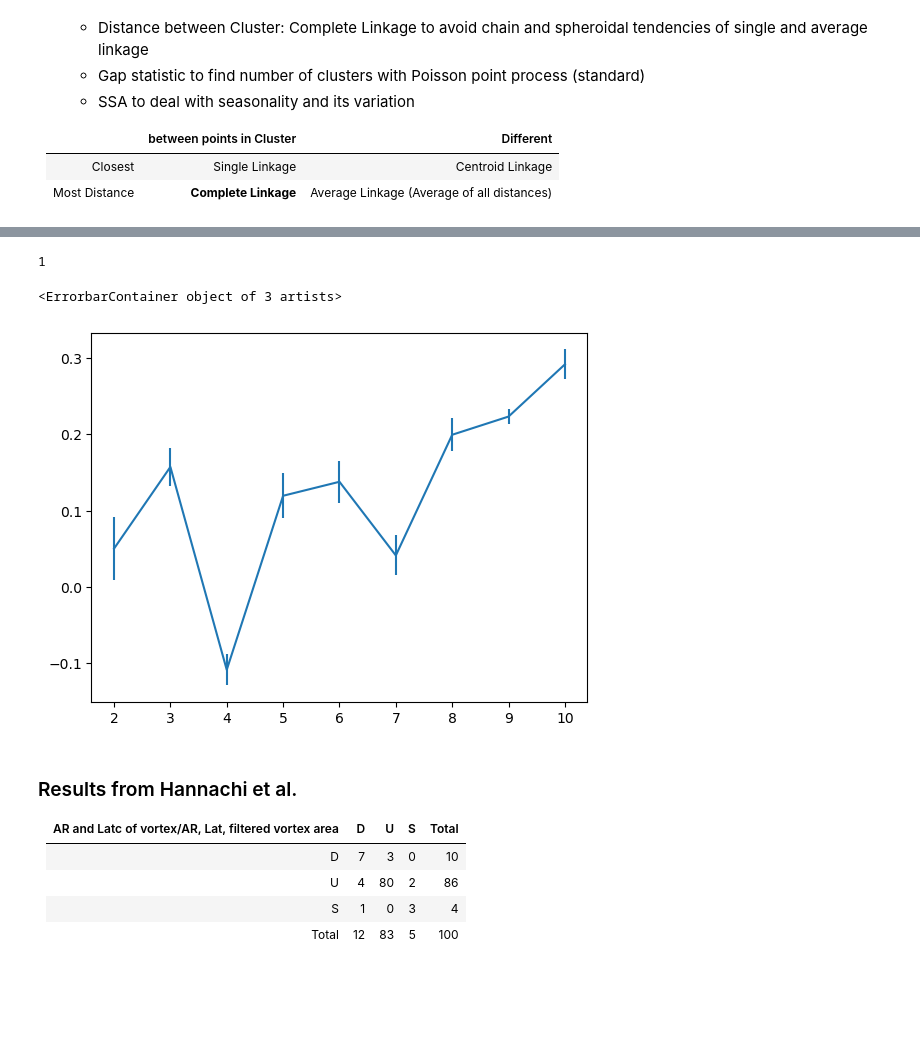
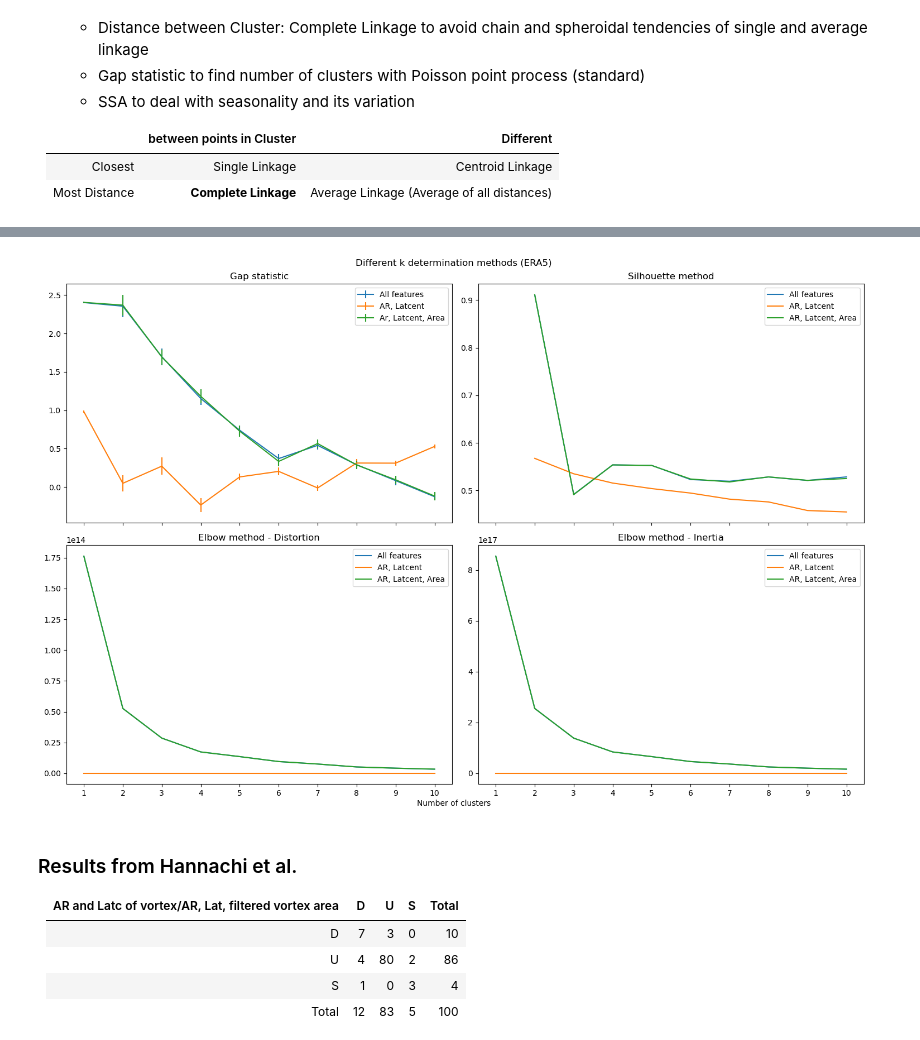
Before and after one commit to hGl0/arctic, a Jupyter notebook: UserStoryHannach.ipynb, the cells around one changed output, grey strips where cells are left out. Cells and saved outputs as stored; diff of their text form; code cells hidden in the pictures; blank space fills up the shorter version.

Commit message:
gap statistic, elbow method and silhouette method implemented, to do: docu, adjust parameters for different metrics and weights

```diff
--- a/UserStoryHannach.ipynb
+++ b/UserStoryHannach.ipynb
@@ -273,13 +108,49 @@ Log(Wk):  7.346554825206615
-# %%
-for k in range(len(gap_values)-1):
-    if gap_values[k, 0] >= gap_values[k+1, 0] - gap_values[k+1, 1]:
-        print(k+1)
-        break
-# %% [output]
-1
+# %%
+gap_values_ar_latcent = arctic.gap_statistic(era5_hannachi[['ar', 'latcent']], k_max=10, n_replicates=15)
+gap_values_all = arctic.gap_statistic(era5_hannachi, k_max=10, n_replicates=15)
+gap_values_ar_latcent_area = arctic.gap_statistic(era5_hannachi[['ar', 'latcent', 'area']], k_max=10, n_replicates=15)
+
+elbow_values_ar_latcent = arctic.elbow_method(era5_hannachi[['ar', 'latcent']], k_max=10)
+elbow_values_all = arctic.elbow_method(era5_hannachi, k_max=10)
+elbow_values_ar_latcent_area = arctic.elbow_method(era5_hannachi[['ar', 'latcent', 'area']], k_max=10)
+
+silhouette_values_ar_latcent = arctic.silhouette_method(era5_hannachi[['ar', 'latcent']], k_max=10)
+silhouette_values_all = arctic.silhouette_method(era5_hannachi, k_max=10)
+silhouette_values_ar_latcent_area = arctic.silhouette_method(era5_hannachi[['ar', 'latcent', 'area']], k_max=10)
 # %%
-plt.errorbar(np.arange(2,11), gap_values[1:, 0], yerr=gap_values[1:, 1])
+fig, ax = plt.subplots(2,2, figsize=(15, 10), sharex=True)
+ax[0][0].errorbar(np.arange(1,11), gap_values_all[:, 0], yerr=gap_values_all[:, 1], label='All features')
+ax[0][0].errorbar(np.arange(1,11), gap_values_ar_latcent[:, 0], yerr=gap_values_ar_latcent[:, 1], label='AR, Latcent')
+ax[0][0].errorbar(np.arange(1,11), gap_values_ar_latcent_area[:, 0], yerr=gap_values_ar_latcent_area[:, 1], label='Ar, Latcent, Area')
+ax[0][0].set_title('Gap statistic')
+ax[0][0].legend()
+
+ax[1][0].plot(np.arange(1,11), elbow_values_all[:][0], label='All features')
+ax[1][0].plot(np.arange(1,11), elbow_values_ar_latcent[:][0], label='AR, Latcent')
+ax[1][0].plot(np.arange(1,11), elbow_values_ar_latcent_area[:][0], label='AR, Latcent, Area')
+ax[1][0].set_title('Elbow method - Distortion')
+# ax[1][0].set_yscale('log')
+ax[1][0].legend()
+
+ax[1][1].plot(np.arange(1,11), elbow_values_all[:][1], label='All features')
+ax[1][1].plot(np.arange(1,11), elbow_values_ar_latcent[:][1], label='AR, Latcent')
+ax[1][1].plot(np.arange(1,11), elbow_values_ar_latcent_area[:][1], label='AR, Latcent, Area')
+ax[1][1].set_title('Elbow method - Inertia')
+# ax[1][1].set_yscale('log')
+ax[1][1].legend()
+
+ax[0][1].plot(np.arange(2,11), silhouette_values_all, label='All features')
+ax[0][1].plot(np.arange(2,11), silhouette_values_ar_latcent, label='AR, Latcent')
+ax[0][1].plot(np.arange(2,11), silhouette_values_ar_latcent_area, label='AR, Latcent, Area')
+ax[0][1].set_title('Silhouette method')
+ax[0][1].legend()
+
+plt.suptitle('Different k determination methods (ERA5)')
+plt.xticks(np.arange(1, 11))
+fig.text(0.5, 0, 'Number of clusters', ha='center')
+plt.tight_layout()
+plt.savefig('./output/Kopt_era5.png')
+plt.show()
 # %% [output]
-<ErrorbarContainer object of 3 artists>
-[figure, old version]
+[figure, new version]
 # %%
```
Also changed, not shown: parts of 8 cells of this notebook, 14 other files.
